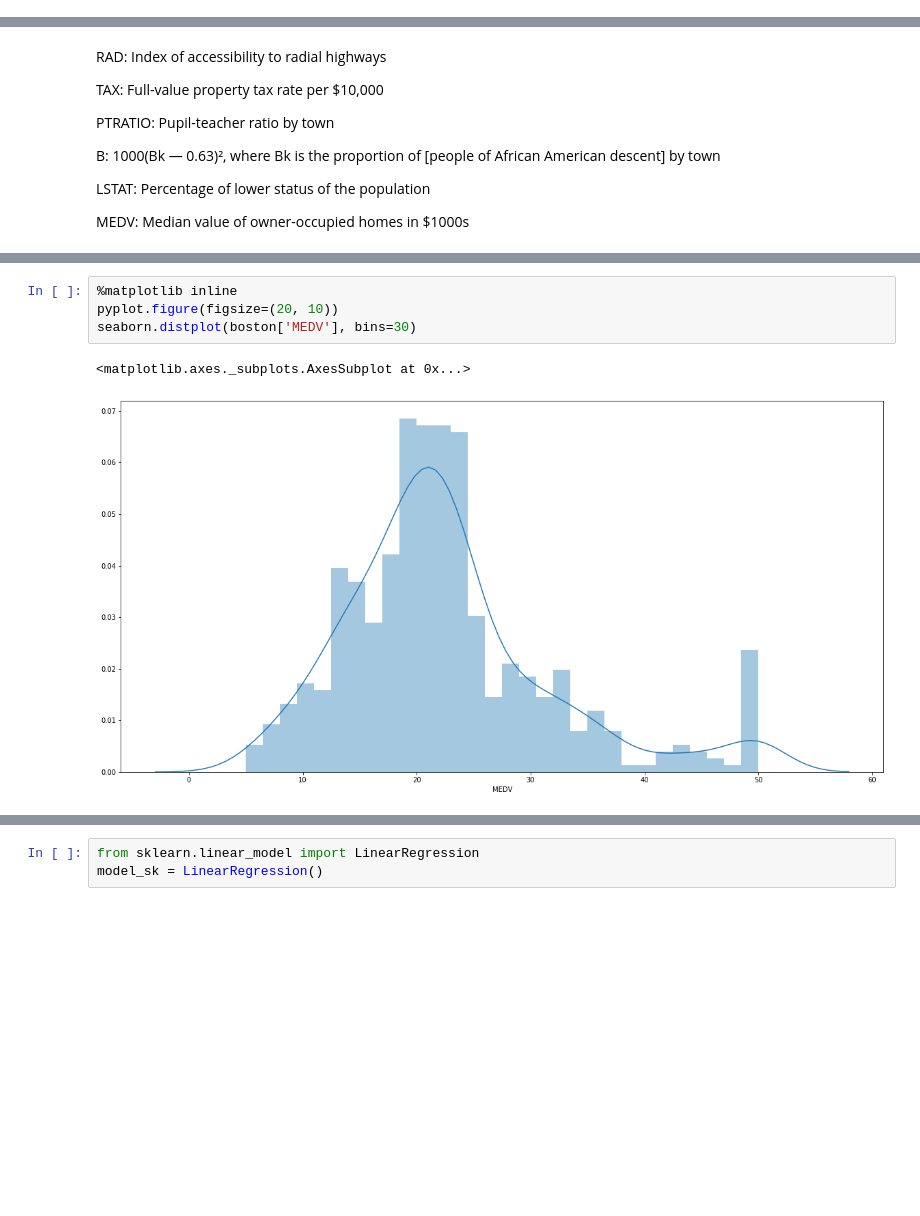
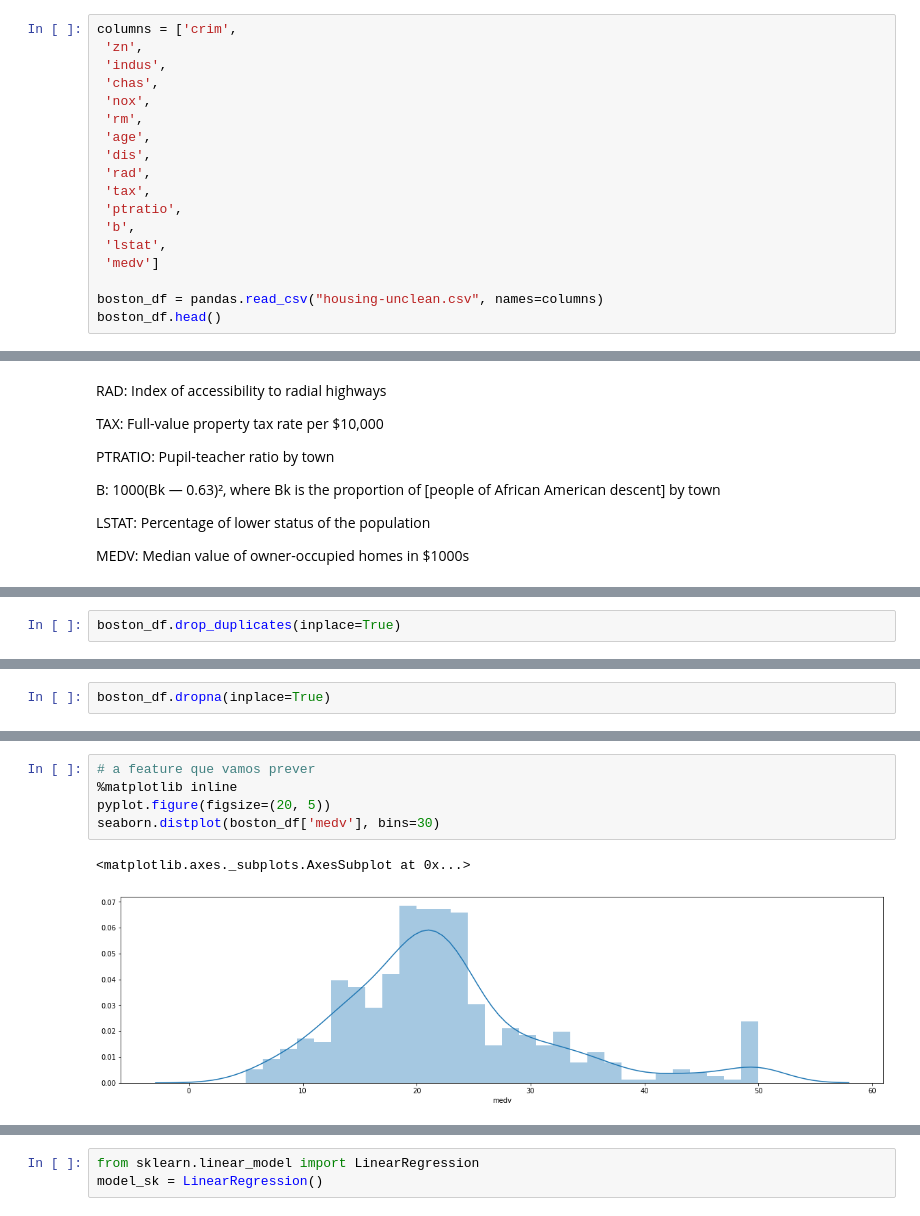
Before and after one commit to tarsisazevedo/pybr-tutorial, a Jupyter notebook: Exploratory Analysis.ipynb, the cells around one changed output, grey strips where cells are left out. Saved outputs shown, nothing was run; the diff lists cells and outputs as text; blank space fills up the shorter version.

```diff
--- a/Exploratory Analysis.ipynb
+++ b/Exploratory Analysis.ipynb
@@ -17,0 +14,18 @@ boston.head()
+# %%
+columns = ['crim',
+ 'zn',
+ 'indus',
+ 'chas',
+ 'nox',
+ 'rm',
+ 'age',
+ 'dis',
+ 'rad',
+ 'tax',
+ 'ptratio',
+ 'b',
+ 'lstat',
+ 'medv']
+
+boston_df = pandas.read_csv("housing-unclean.csv", names=columns)
+boston_df.head()
@@ -58,0 +156,2 @@ boston.head()
+# %%
+boston_df.drop_duplicates(inplace=True)
@@ -78,0 +206,2 @@ dtype: int64
+# %%
+boston_df.dropna(inplace=True)
@@ -79,7 +245,8 @@ dtype: int64
 # %%
+# a feature que vamos prever
 %matplotlib inline
-pyplot.figure(figsize=(20, 10))
-seaborn.distplot(boston['MEDV'], bins=30)
+pyplot.figure(figsize=(20, 5))
+seaborn.distplot(boston_df['medv'], bins=30)
 # %% [output]
 <matplotlib.axes._subplots.AxesSubplot at 0x...>
-[figure, old version]
+[figure, new version]
```
Also changed, not shown: parts of 46 cells of this notebook, 1 other file.
